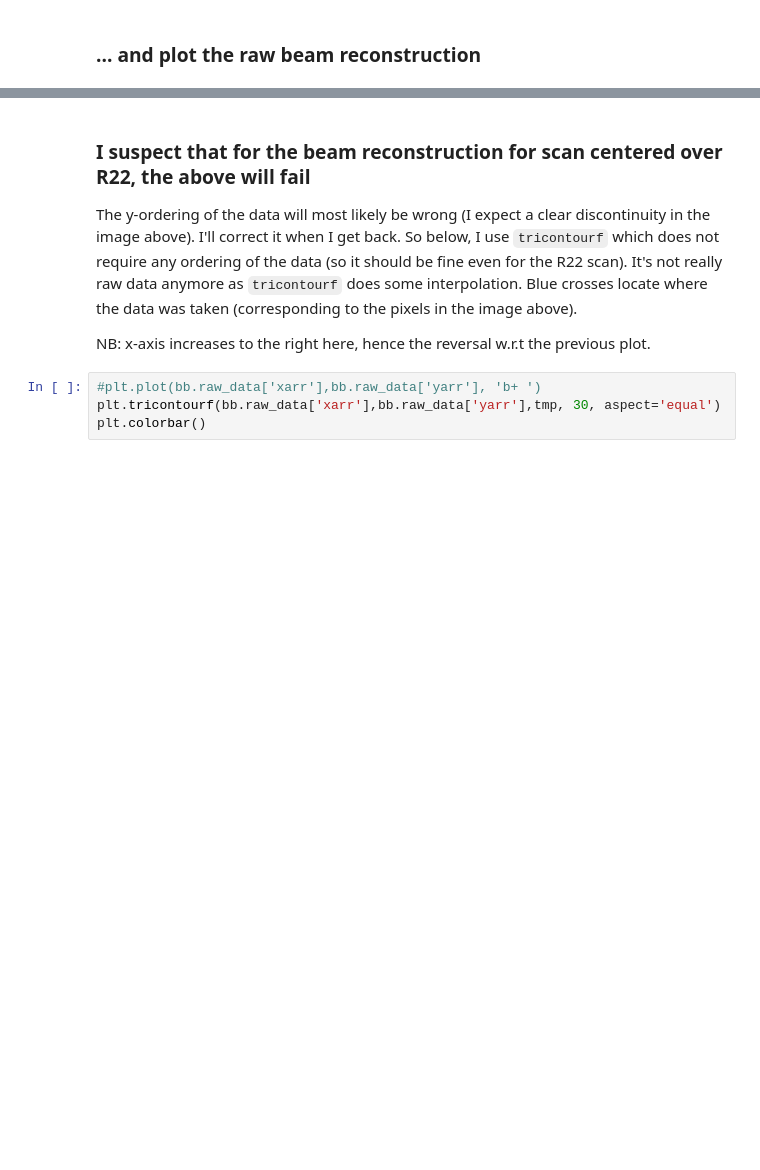
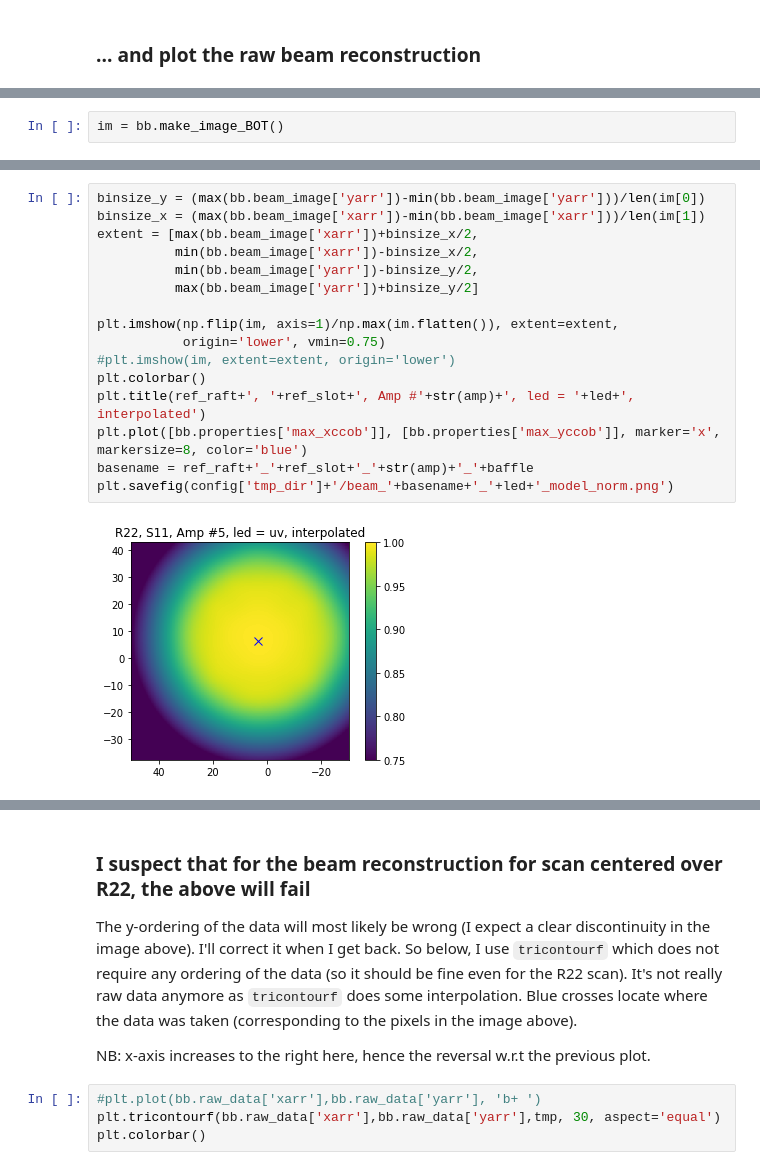
Before and after one commit to lsst-camera-dh/ccob-wb, a Jupyter notebook: notebooks/make_raw_beam.ipynb, the cells around one changed output, grey strips where cells are left out. Drawn from its saved outputs; the diff is of its cells as text; blank space fills up the shorter version.

```diff
--- a/notebooks/make_raw_beam.ipynb
+++ b/notebooks/make_raw_beam.ipynb
@@ -106,0 +193,2 @@ plt.savefig(config['tmp_dir']+'/beam_'+basename+'_'+led+'.png')
+# %%
+im = bb.make_image_BOT()
@@ -107 +213,19 @@ plt.savefig(config['tmp_dir']+'/beam_'+basename+'_'+led+'.png')
+# %%
+binsize_y = (max(bb.beam_image['yarr'])-min(bb.beam_image['yarr']))/len(im[0])
+binsize_x = (max(bb.beam_image['xarr'])-min(bb.beam_image['xarr']))/len(im[1])
+extent = [max(bb.beam_image['xarr'])+binsize_x/2,
+          min(bb.beam_image['xarr'])-binsize_x/2,
+          min(bb.beam_image['yarr'])-binsize_y/2,
+          max(bb.beam_image['yarr'])+binsize_y/2]
+
+plt.imshow(np.flip(im, axis=1)/np.max(im.flatten()), extent=extent,
+           origin='lower', vmin=0.75)
+#plt.imshow(im, extent=extent, origin='lower')
+plt.colorbar()
+plt.title(ref_raft+', '+ref_slot+', Amp #'+str(amp)+', led = '+led+', interpolated')
+plt.plot([bb.properties['max_xccob']], [bb.properties['max_yccob']], marker='x', markersize=8, color='blue')
+basename = ref_raft+'_'+ref_slot+'_'+str(amp)+'_'+baffle
+plt.savefig(config['tmp_dir']+'/beam_'+basename+'_'+led+'_model_norm.png')
+# %% [output]
+[figure, added]
 # %%
```
Also changed, not shown: parts of 29 cells of this notebook, 2 other files.
